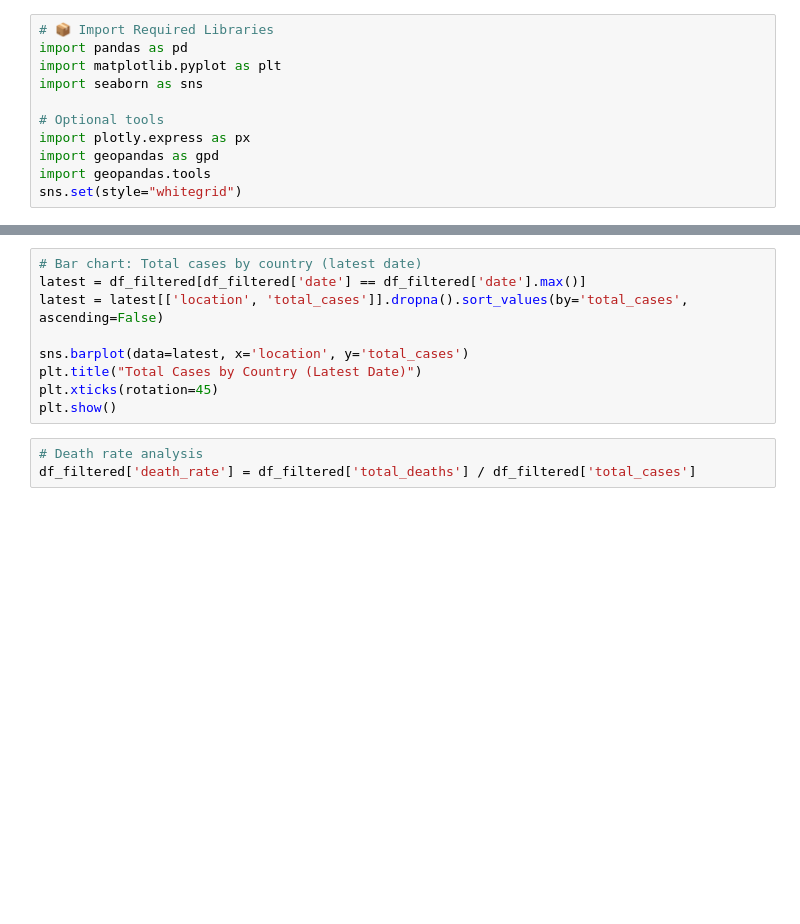
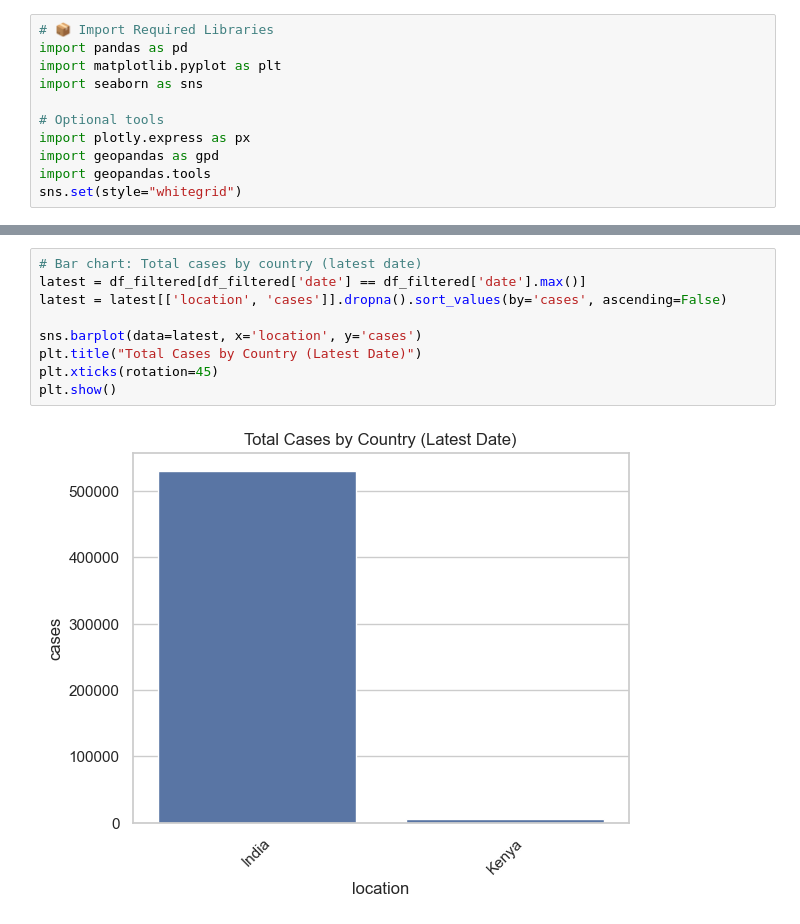
Before and after one commit to Egenue/python_final_proj, a Jupyter notebook: COVID19_Data_Analysis_Notebook.ipynb, the cells around one changed output, grey strips where cells are left out. Cells and saved outputs as stored; diff of their text form; blank space fills up the shorter version.

```diff
--- a/COVID19_Data_Analysis_Notebook.ipynb
+++ b/COVID19_Data_Analysis_Notebook.ipynb
@@ -51,12 +86,11 @@ plt.show()
 # %%
 # Bar chart: Total cases by country (latest date)
 latest = df_filtered[df_filtered['date'] == df_filtered['date'].max()]
-latest = latest[['location', 'total_cases']].dropna().sort_values(by='total_cases', ascending=False)
+latest = latest[['location', 'cases']].dropna().sort_values(by='cases', ascending=False)
 
-sns.barplot(data=latest, x='location', y='total_cases')
+sns.barplot(data=latest, x='location', y='cases')
 plt.title("Total Cases by Country (Latest Date)")
 plt.xticks(rotation=45)
 plt.show()
+# %% [output]
+[figure, added]
-# %%
-# Death rate analysis
-df_filtered['death_rate'] = df_filtered['total_deaths'] / df_filtered['total_cases']
```
Also changed, not shown: parts of 8 cells of this notebook.
